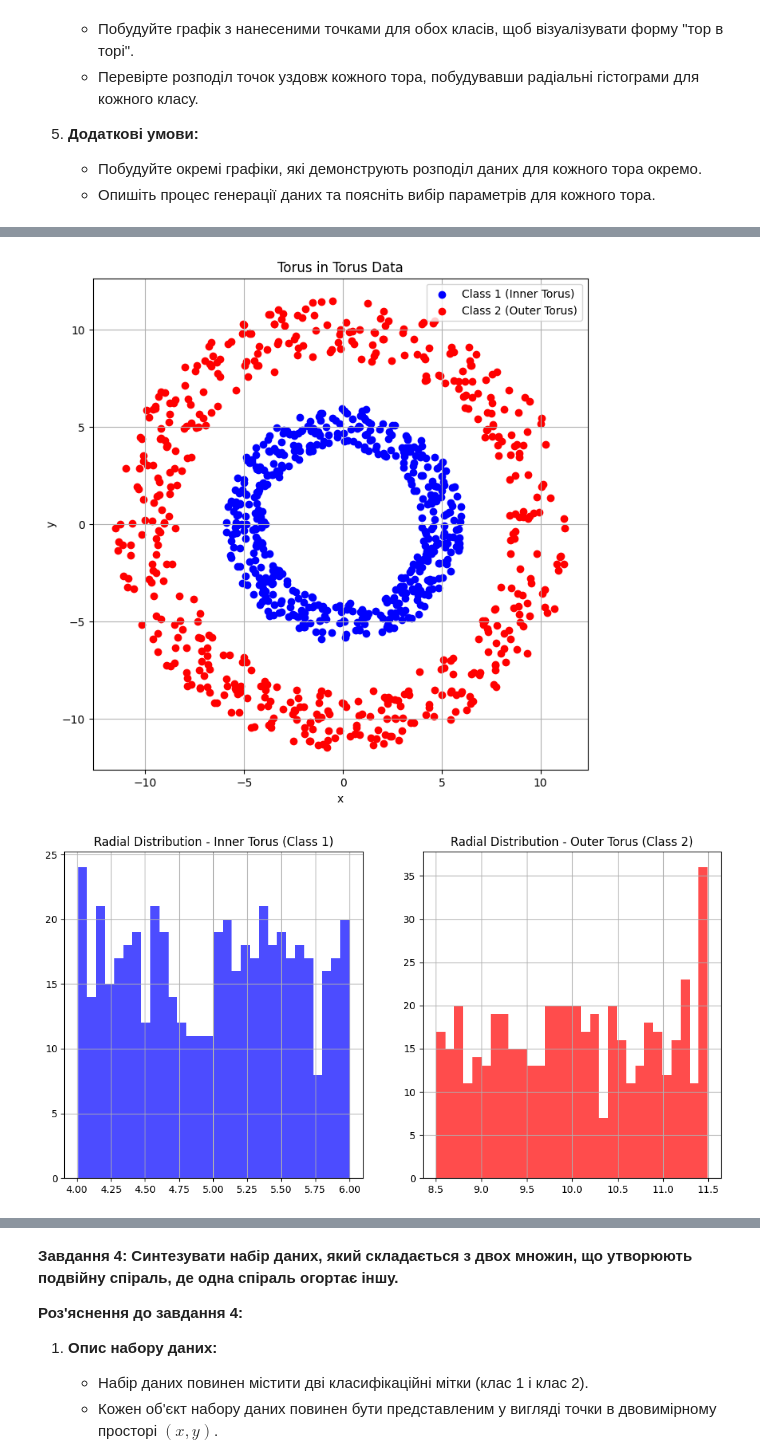
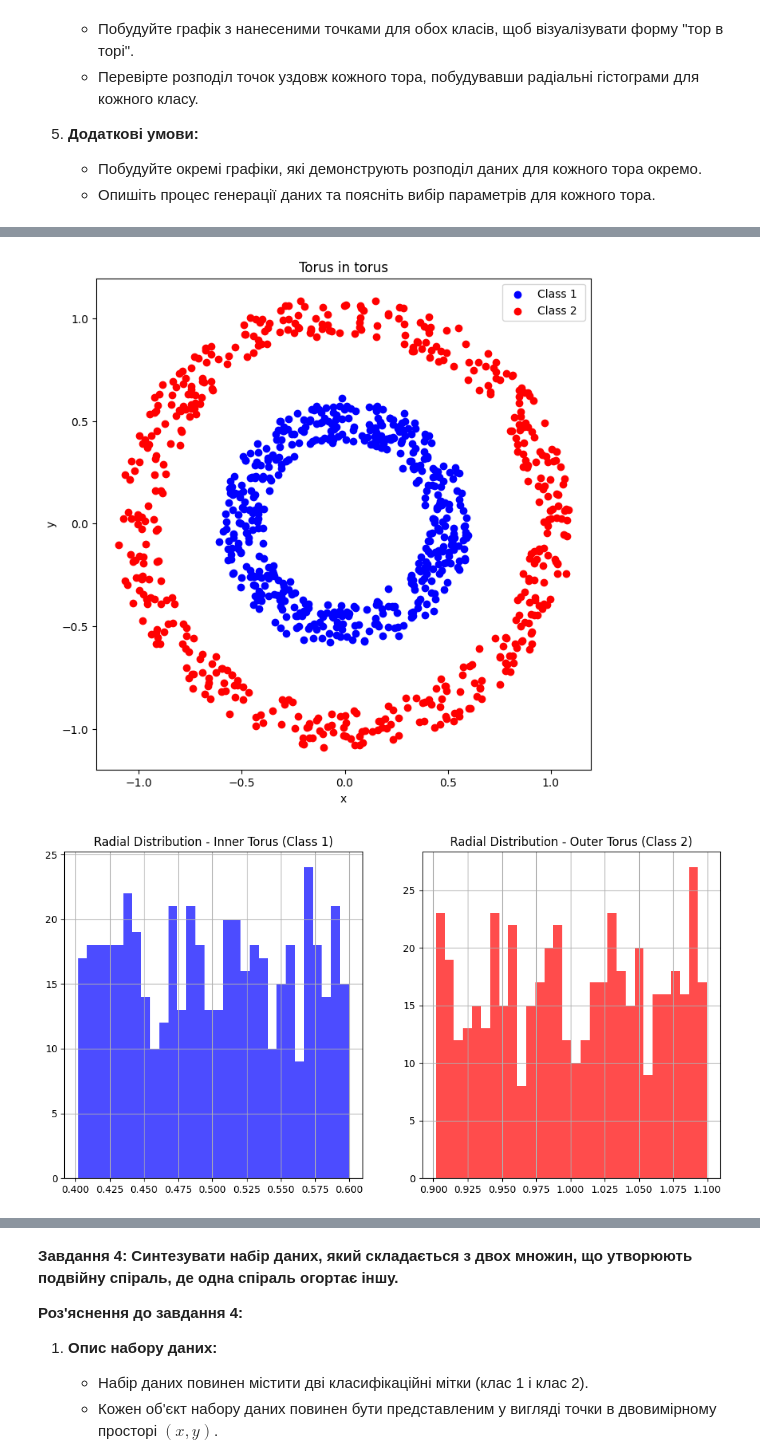
Before and after one commit to Sidoryak-Ostap/basics-of-ai, a Jupyter notebook: data_analytics/lab_2/DM_practice_2_new.ipynb, the cells around one changed output, grey strips where cells are left out. Cells and saved outputs as stored; diff of their text form; code cells hidden in the pictures.

```diff
--- a/data_analytics/lab_2/DM_practice_2_new.ipynb
+++ b/data_analytics/lab_2/DM_practice_2_new.ipynb
@@ -237,18 +283,22 @@ for i, class_name in zip(classes, class_names):
 # %%
 
 n_samples = 500
-noise = 0.05
+noise = 0.01
 
-inner_radius = 5
-inner_width = 1
+inner_radius = 0.5
+inner_width = 0.1
+
+
 angles_inner = np.random.uniform(0, 2*np.pi, n_samples)
 r_inner = inner_radius + inner_width * np.random.uniform(-1, 1, n_samples)
 x_inner = r_inner * np.cos(angles_inner) + noise * np.random.randn(n_samples)
 y_inner = r_inner * np.sin(angles_inner) + noise * np.random.randn(n_samples)
 class_inner = np.zeros(n_samples)
 
-outer_radius = 10
-outer_width = 1.5
+outer_radius = 1
+outer_width = 0.1
+
+
 angles_outer = np.random.uniform(0, 2*np.pi, n_samples)
 r_outer = outer_radius + outer_width * np.random.uniform(-1, 1, n_samples)
 x_outer = r_outer * np.cos(angles_outer) + noise * np.random.randn(n_samples)
@@ -257,6 +307,8 @@ class_outer = np.ones(n_samples)
 
 x = np.concatenate([x_inner, x_outer])
 y = np.concatenate([y_inner, y_outer])
+
+
 labels = np.concatenate([class_inner, class_outer])
 
 data = pd.DataFrame({'x': x, 'y': y, 'class': labels})
@@ -264,16 +316,15 @@ data = pd.DataFrame({'x': x, 'y': y, 'class': labels})
 data.to_csv('torus_data.csv', index=False)
 # %%
 plt.figure(figsize=(8, 8))
-plt.scatter(x_inner, y_inner, color='blue', label='Class 1 (Inner Torus)')
-plt.scatter(x_outer, y_outer, color='red', label='Class 2 (Outer Torus)')
+plt.scatter(x_inner, y_inner, color='blue', label='Class 1 ')
+plt.scatter(x_outer, y_outer, color='red', label='Class 2 ')
 plt.xlabel('x')
 plt.ylabel('y')
-plt.title('Torus in Torus Data')
+plt.title('Torus in torus')
 plt.legend()
-plt.grid(True)
 plt.show()
 # %% [output]
-[figure, old version]
+[figure, new version]
 # %%
 plt.figure(figsize=(12, 6))
 plt.subplot(1, 2, 1)
@@ -288,4 +339,4 @@ plt.grid(True)
 
 plt.show()
 # %% [output]
-[figure, old version]
+[figure, new version]
```
Also changed, not shown: parts of 30 cells of this notebook, 5 other files.
